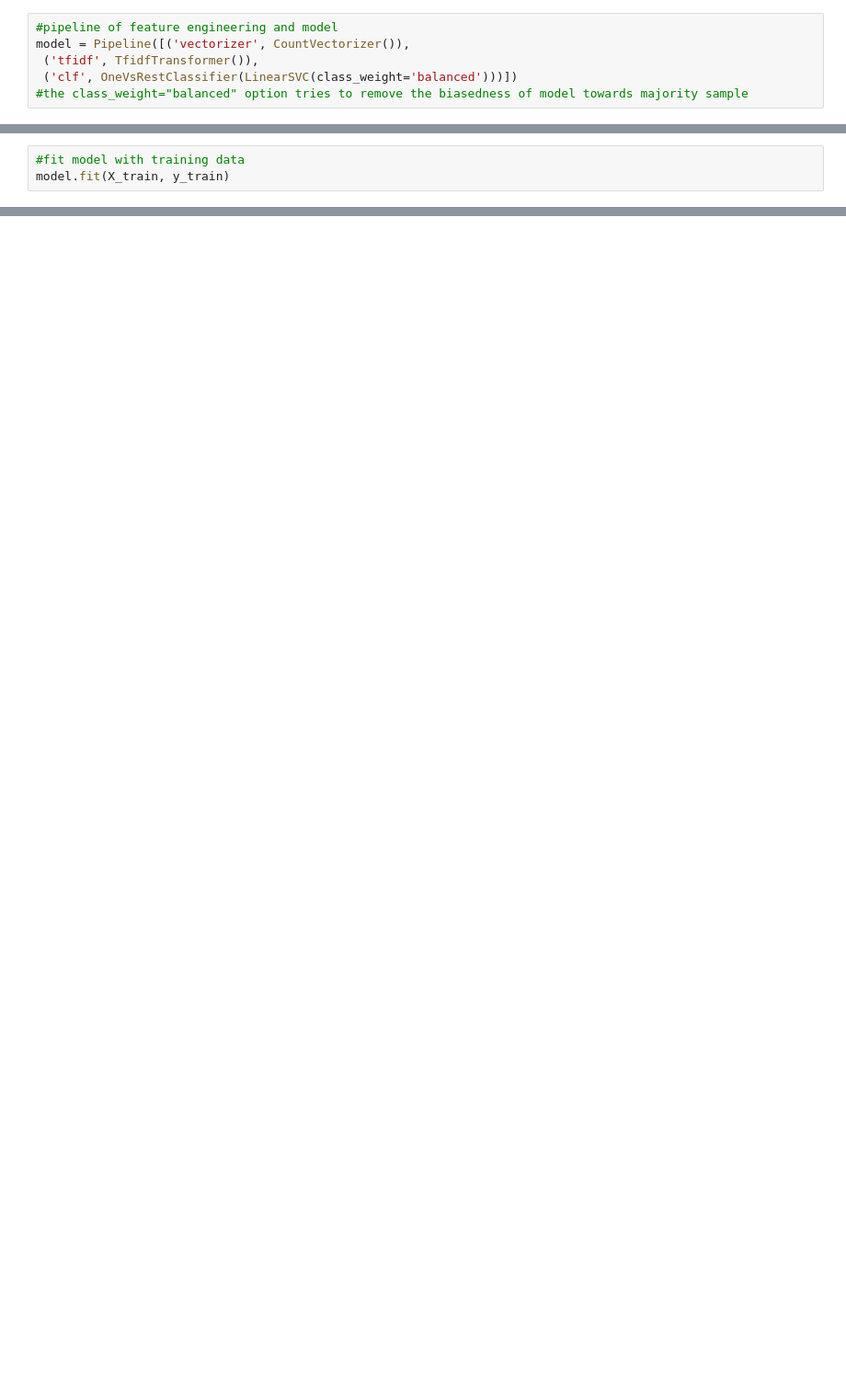
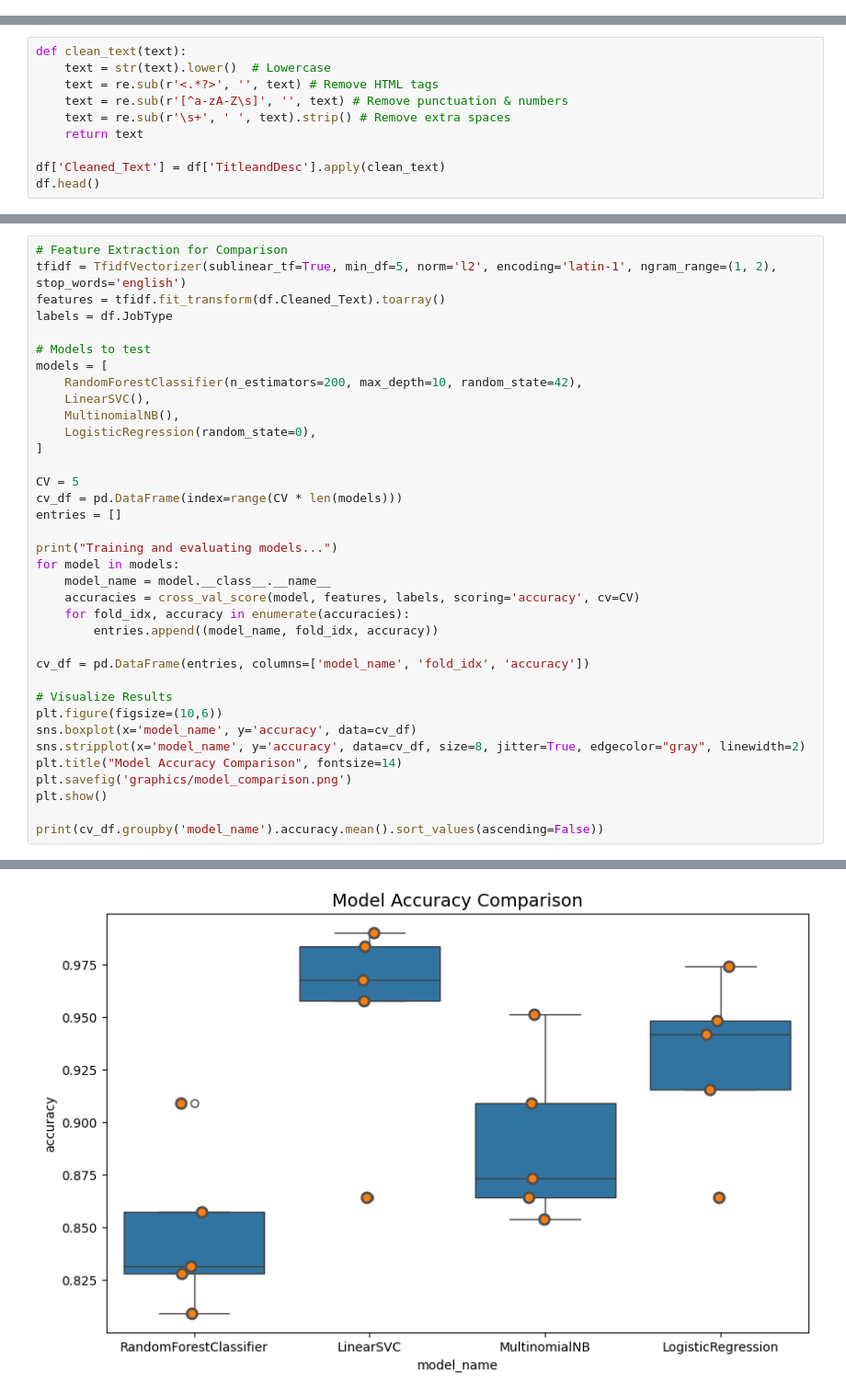
Before and after one commit to kuxall/Digital-Advertisement-Classification, a Jupyter notebook: notebook/JobModelFinal.ipynb, the cells around one changed output, grey strips where cells are left out. Shown at 92% size. Drawn from its saved outputs; the diff is of its cells as text; blank space fills up the shorter version.

```diff
--- a/notebook/JobModelFinal.ipynb
+++ b/notebook/JobModelFinal.ipynb
@@ -146,6 +0,0 @@ The OneVsRestClassifier is a class in scikit-learn that allows for multi-label c
-# %%
-#pipeline of feature engineering and model
-model = Pipeline([('vectorizer', CountVectorizer()),
- ('tfidf', TfidfTransformer()),
- ('clf', OneVsRestClassifier(LinearSVC(class_weight='balanced')))])
-#the class_weight="balanced" option tries to remove the biasedness of model towards majority sample
@@ -154,3 +0,0 @@ model = Pipeline([('vectorizer', CountVectorizer()),
-# %%
-#fit model with training data
-model.fit(X_train, y_train)
@@ -206,0 +68,10 @@ model.predict([job])[0]
+# %%
+def clean_text(text):
+    text = str(text).lower()  # Lowercase
+    text = re.sub(r'<.*?>', '', text) # Remove HTML tags
+    text = re.sub(r'[^a-zA-Z\s]', '', text) # Remove punctuation & numbers
+    text = re.sub(r'\s+', ' ', text).strip() # Remove extra spaces
+    return text
+
+df['Cleaned_Text'] = df['TitleandDesc'].apply(clean_text)
+df.head()
@@ -206,0 +110,37 @@ model.predict([job])[0]
+# %%
+# Feature Extraction for Comparison
+tfidf = TfidfVectorizer(sublinear_tf=True, min_df=5, norm='l2', encoding='latin-1', ngram_range=(1, 2), stop_words='english')
+features = tfidf.fit_transform(df.Cleaned_Text).toarray()
+labels = df.JobType
+
+# Models to test
+models = [
+    RandomForestClassifier(n_estimators=200, max_depth=10, random_state=42),
+    LinearSVC(),
+    MultinomialNB(),
+    LogisticRegression(random_state=0),
+]
+
+CV = 5
+cv_df = pd.DataFrame(index=range(CV * len(models)))
+entries = []
+
+print("Training and evaluating models...")
+for model in models:
+    model_name = model.__class__.__name__
+    accuracies = cross_val_score(model, features, labels, scoring='accuracy', cv=CV)
+    for fold_idx, accuracy in enumerate(accuracies):
+        entries.append((model_name, fold_idx, accuracy))
+
+cv_df = pd.DataFrame(entries, columns=['model_name', 'fold_idx', 'accuracy'])
+
+# Visualize Results
+plt.figure(figsize=(10,6))
+sns.boxplot(x='model_name', y='accuracy', data=cv_df)
+sns.stripplot(x='model_name', y='accuracy', data=cv_df, size=8, jitter=True, edgecolor="gray", linewidth=2)
+plt.title("Model Accuracy Comparison", fontsize=14)
+plt.savefig('graphics/model_comparison.png')
+plt.show()
+
+print(cv_df.groupby('model_name').accuracy.mean().sort_values(ascending=False))
+# %% [output]
@@ -206,0 +148 @@ model.predict([job])[0]
+[figure, added]
```
Also changed, not shown: parts of 62 cells of this notebook, 12 other files.
